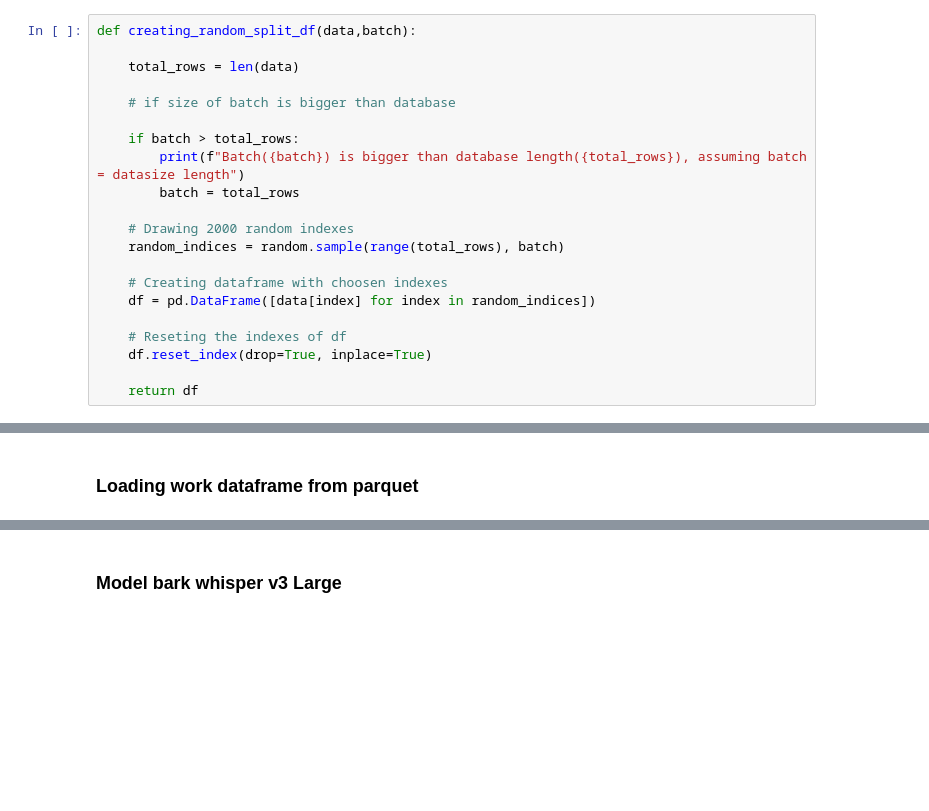
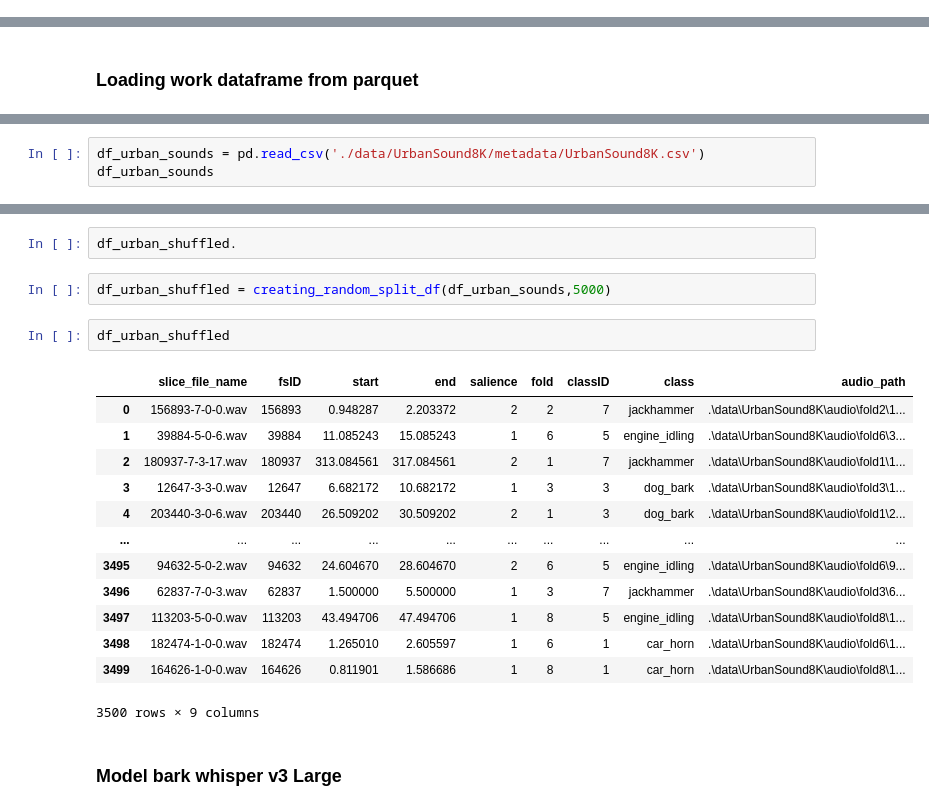
Before and after one commit to eryk0wski/ASR-SNR-Research, a Jupyter notebook: data_extract.ipynb, the cells around one changed output, grey strips where cells are left out. Cells and saved outputs as stored; diff of their text form; blank space fills up the shorter version.

```diff
--- a/data_extract.ipynb
+++ b/data_extract.ipynb
@@ -38,24 +42,3 @@ Running script
 # %% [markdown]
 #### Creating dataframe from the training set with 5000 randomly chosen examples
-# %%
-def creating_random_split_df(data,batch):
-
-    total_rows = len(data)
-
-    # if size of batch is bigger than database
-
-    if batch > total_rows:
-        print(f"Batch({batch}) is bigger than database length({total_rows}), assuming batch = datasize length")
-        batch = total_rows
-
-    # Drawing 2000 random indexes
-    random_indices = random.sample(range(total_rows), batch)
-
-    # Creating dataframe with choosen indexes
-    df = pd.DataFrame([data[index] for index in random_indices])
-
-    # Reseting the indexes of df
-    df.reset_index(drop=True, inplace=True)
-
-    return df
 # %%
@@ -117,0 +232,3 @@ df_testing_models
+# %%
+df_urban_sounds = pd.read_csv('./data/UrbanSound8K/metadata/UrbanSound8K.csv')
+df_urban_sounds
@@ -118,3 +249,23 @@ df_testing_models
+# %%
+df_urban_shuffled.
+# %%
+df_urban_shuffled = creating_random_split_df(df_urban_sounds,5000)
+# %%
+df_urban_shuffled
+# %% [output]
+|  | slice_file_name | fsID | start | end | salience | fold | classID | class | audio_path |
+| 0 | 156893-7-0-0.wav | 156893 | 0.948287 | 2.203372 | 2 | 2 | 7 | jackhammer | .\data\UrbanSound8K\audio\fold2\1... |
+| 1 | 39884-5-0-6.wav | 39884 | 11.085243 | 15.085243 | 1 | 6 | 5 | engine_idling | .\data\UrbanSound8K\audio\fold6\3... |
+| 2 | 180937-7-3-17.wav | 180937 | 313.084561 | 317.084561 | 2 | 1 | 7 | jackhammer | .\data\UrbanSound8K\audio\fold1\1... |
+| 3 | 12647-3-3-0.wav | 12647 | 6.682172 | 10.682172 | 1 | 3 | 3 | dog_bark | .\data\UrbanSound8K\audio\fold3\1... |
+| 4 | 203440-3-0-6.wav | 203440 | 26.509202 | 30.509202 | 2 | 1 | 3 | dog_bark | .\data\UrbanSound8K\audio\fold1\2... |
+| ... | ... | ... | ... | ... | ... | ... | ... | ... | ... |
+| 3495 | 94632-5-0-2.wav | 94632 | 24.604670 | 28.604670 | 2 | 6 | 5 | engine_idling | .\data\UrbanSound8K\audio\fold6\9... |
+| 3496 | 62837-7-0-3.wav | 62837 | 1.500000 | 5.500000 | 1 | 3 | 7 | jackhammer | .\data\UrbanSound8K\audio\fold3\6... |
+| 3497 | 113203-5-0-0.wav | 113203 | 43.494706 | 47.494706 | 1 | 8 | 5 | engine_idling | .\data\UrbanSound8K\audio\fold8\1... |
+| 3498 | 182474-1-0-0.wav | 182474 | 1.265010 | 2.605597 | 1 | 6 | 1 | car_horn | .\data\UrbanSound8K\audio\fold6\1... |
+| 3499 | 164626-1-0-0.wav | 164626 | 0.811901 | 1.586686 | 1 | 8 | 1 | car_horn | .\data\UrbanSound8K\audio\fold8\1... |
+3500 rows × 9 columns
 # %% [markdown]
 ### Model bark whisper v3 Large
 # %%
```
Also changed, not shown: parts of 21 cells of this notebook, 5 other files.
